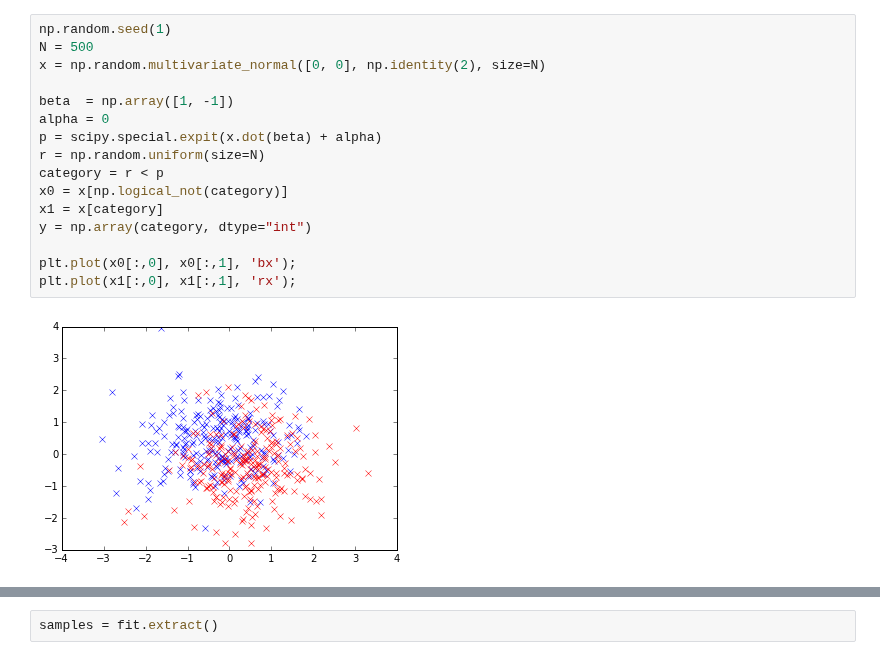
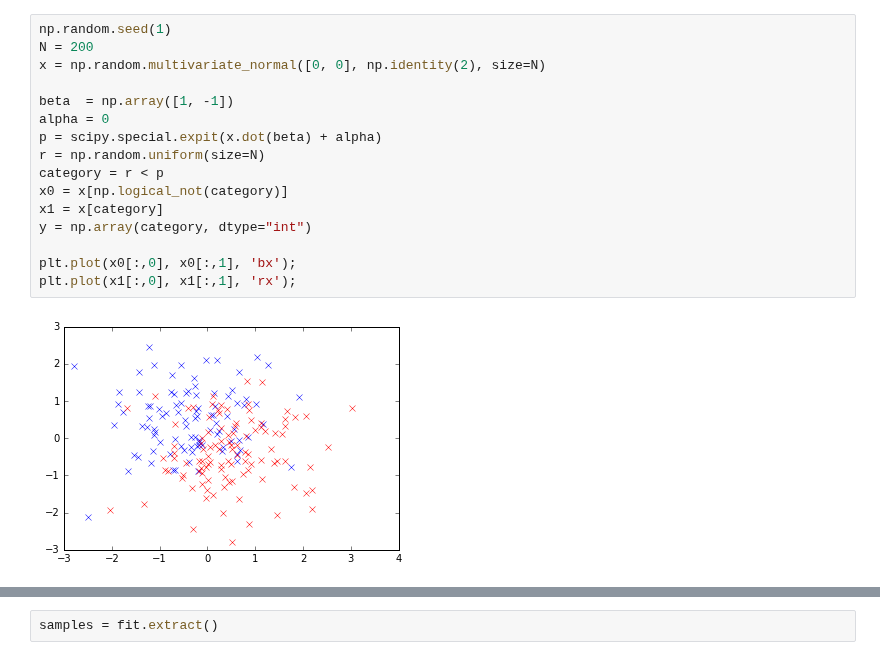
Before and after one commit to andykitchen/stan-examples, a Jupyter notebook: logistic.ipynb, the cells around one changed output, grey strips where cells are left out. Cells and saved outputs as stored; diff of their text form.

```diff
--- a/logistic.ipynb
+++ b/logistic.ipynb
@@ -8,20 +12,20 @@ import scipy.special
 # %%
 np.random.seed(1)
-N = 500
+N = 200
 x = np.random.multivariate_normal([0, 0], np.identity(2), size=N)
 
 beta  = np.array([1, -1])
 alpha = 0
 p = scipy.special.expit(x.dot(beta) + alpha)
 r = np.random.uniform(size=N)
 category = r < p
 x0 = x[np.logical_not(category)]
 x1 = x[category]
 y = np.array(category, dtype="int")
 
 plt.plot(x0[:,0], x0[:,1], 'bx');
 plt.plot(x1[:,0], x1[:,1], 'rx');
 # %% [output]
-[figure, old version]
+[figure, new version]
 # %%
 import pystan
```
Also changed, not shown: parts of 10 cells of this notebook, 4 other files.
